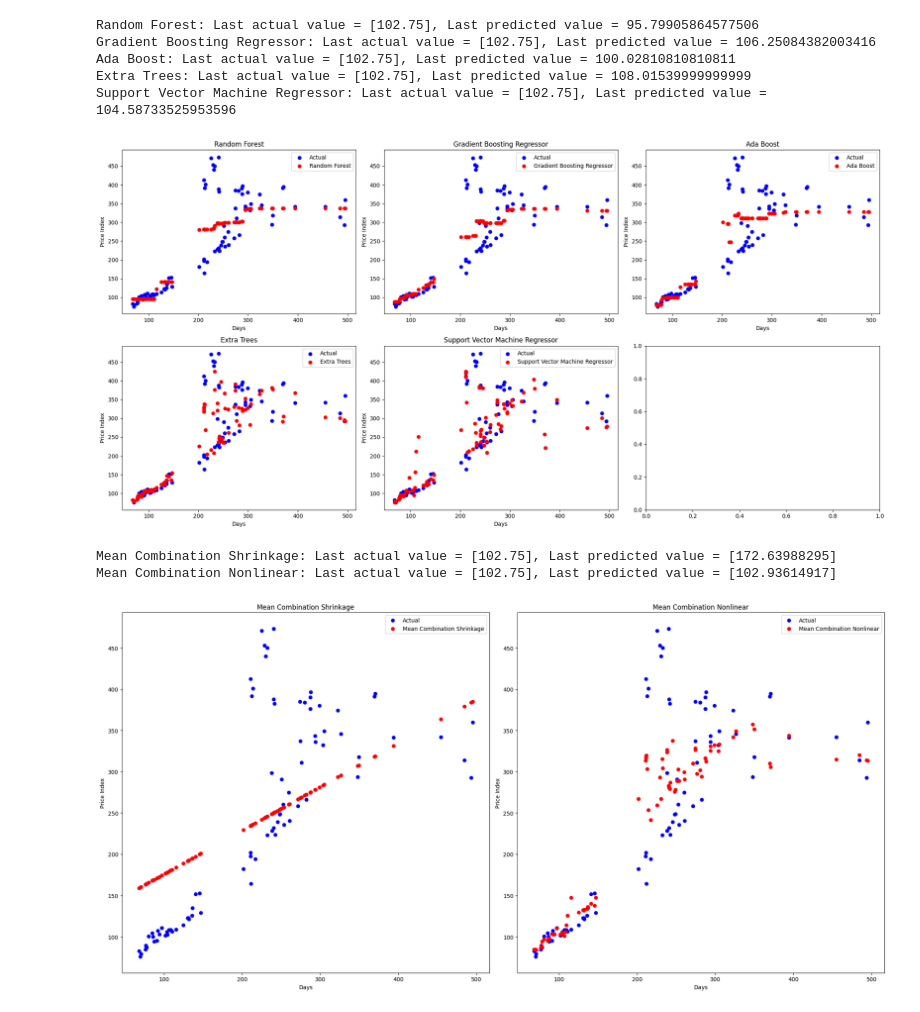
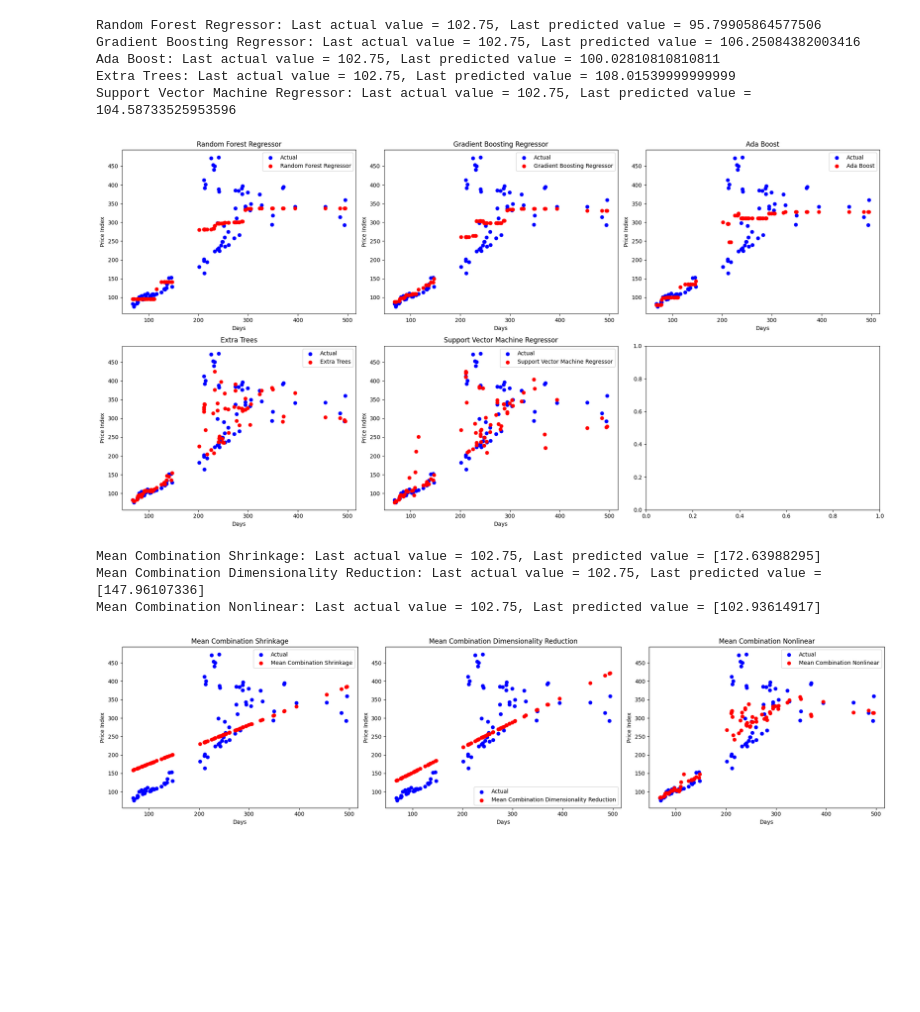
Before and after one commit to Ankru98/masterthesis, a Jupyter notebook: ML_price_data_filtered.ipynb, the cells around one changed output. Saved outputs shown, nothing was run; the diff lists cells and outputs as text; code cells hidden in the pictures; blank space fills up the shorter version.

```diff
--- a/ML_price_data_filtered.ipynb
+++ b/ML_price_data_filtered.ipynb
@@ -30,5 +65,16 @@ data.tail()
 # %%
 # define the input and output variables and write a loop such that we can use the benchmark as target and the other variables as input
+# include a loop to print the column names to proof that all columns are used
+# Remark: this approach failes here, since the data is used for X and then overwritten by the next iteration...
+#X = data.iloc[:, 1]
+#y = data.iloc[:, 0].to_frame()
+
+#X = data.iloc[:, 1].values
+#y = data.iloc[:, 0].values
+
+#X_train, X_test, y_train, y_test = train_test_split(X, y, test_size=0.2, random_state=42)
+
+
 X_all = data.iloc[:, 1:]
 y_all = data.iloc[:, 0].to_frame()
 
@@ -42,6 +88,7 @@ for x in range(0,13):
     for col in range(1):
         col_name = y_all.columns[col]
         y = y_all.values
+        y = y.ravel()
 
         # Print column name
         print(f'Using column "{col_name}" as target variable')
@@ -104,12 +157,10 @@ Lasso Lars CV: Last actual value = [102.75], Last predicted value = 172.63687121
 # %%
 dimentionality_reduction_models = {'PLS Regression': PLSRegression(n_components=1),
-                                    'PLS SVD': PLSSVD(n_components=1),
-                                    'PCA': PCA(n_components=1),
-                                    'Sparse PCA': SparsePCA(n_components=1),
-                                    'Fast ICA': FastICA(n_components=1)}
+                                    'PLSCanonical': PLSCanonical(n_components=1),
+                                    'CCA': CCA(n_components=1)}
 
 # Set up the figure and subplot axes
-fig, ax = plt.subplots(2, 3, figsize=(20, 10))
+fig, ax = plt.subplots(1, 3, figsize=(20, 5))
 ax = ax.flatten()
 
 # Loop through the models and create a subplot for each
@@ -137,18 +189,16 @@ AttributeError: 'PLSSVD' object has no attribute 'predict'
 # %%
-nonlinear_ML_models = {'Random Forest': RandomForestRegressor(n_estimators=100, max_depth=2, random_state=0),
+nonlinear_ML_models_regressor = {'Random Forest Regressor': RandomForestRegressor(n_estimators=100, max_depth=2, random_state=0),
                         'Gradient Boosting Regressor': GradientBoostingRegressor(n_estimators=100, learning_rate=0.1, max_depth=1, random_state=0),
-                        #'Gradient Boosting Classifier': GradientBoostingClassifier(n_estimators=100, learning_rate=0.1, max_depth=1, random_state=0),
                         'Ada Boost': AdaBoostRegressor(n_estimators=100, random_state=0),
                         'Extra Trees': ExtraTreesRegressor(n_estimators=100, max_depth=None, min_samples_split=2, random_state=0),
                         'Support Vector Machine Regressor': SVR(kernel='rbf', C=1e3, gamma=0.1)}
-                       # ,'Support Vector Machine Classifier': SVC(kernel='rbf', C=1e3, gamma=0.1)
 
 # Set up the figure and subplot axes
 fig, ax = plt.subplots(2, 3, figsize=(20, 10))
 ax = ax.flatten()
 
 # Loop through the models and create a subplot for each
-for i, (name, model) in enumerate(nonlinear_ML_models.items()):
+for i, (name, model) in enumerate(nonlinear_ML_models_regressor.items()):
     # Fit the model
     y_pred = model.fit(X_train, y_train).predict(X_test)
 
@@ -166,57 +216,68 @@ for i, (name, model) in enumerate(nonlinear_ML_models.items()):
 plt.tight_layout()
 plt.show()
 # %% [output]
-Random Forest: Last actual value = [102.75], Last predicted value = 95.79905864577506
-Gradient Boosting Regressor: Last actual value = [102.75], Last predicted value = 106.25084382003416
-Ada Boost: Last actual value = [102.75], Last predicted value = 100.02810810810811
-Extra Trees: Last actual value = [102.75], Last predicted value = 108.01539999999999
-Support Vector Machine Regressor: Last actual value = [102.75], Last predicted value = 104.58733525953596
+Random Forest Regressor: Last actual value = 102.75, Last predicted value = 95.79905864577506
+Gradient Boosting Regressor: Last actual value = 102.75, Last predicted value = 106.25084382003416
+Ada Boost: Last actual value = 102.75, Last predicted value = 100.02810810810811
+Extra Trees: Last actual value = 102.75, Last predicted value = 108.01539999999999
+Support Vector Machine Regressor: Last actual value = 102.75, Last predicted value = 104.58733525953596
-[figure, old version]
+[figure, new version]
 # %%
 # combination_ML_models
 """
 equally-weighted average of ML forecasts, also known as mean combination, is a simple ensemble method that combines the predictions of
 multiple machine learning models by taking the average of their individual predictions
 """
-# create list of models
+
 y_pred_linear = LinearRegression().fit(X_train, y_train).predict(X_test).reshape(-1, 1)
 y_pred_ridge = Ridge(alpha=1).fit(X_train, y_train).predict(X_test).reshape(-1, 1)
 y_pred_lasso = Lasso(alpha=1).fit(X_train, y_train).predict(X_test).reshape(-1, 1)
 y_pred_elastic_net = ElasticNet(alpha=1, l1_ratio=0.5).fit(X_train, y_train).predict(X_test).reshape(-1, 1)
 y_pred_lasso_lars_cv = LassoLarsCV(cv=3).fit(X_train, y_train).predict(X_test).reshape(-1, 1)
 
+# create list of models for dimensionality reduction
+y_pred_pls_regression = PLSRegression(n_components=1).fit(X_train, y_train).predict(X_test).reshape(-1, 1)
+y_pred_pls_canonical = PLSCanonical(n_components=1).fit(X_train, y_train).predict(X_test).reshape(-1, 1)
+y_pred_cca = CCA(n_components=1).fit(X_train, y_train).predict(X_test).reshape(-1, 1)
+
+# create list of models for nonlinear
 y_pred_random_forest = RandomForestRegressor(n_estimators=100, max_depth=2, random_state=0).fit(X_train, y_train).predict(X_test).reshape(-1, 1)
 y_pred_gradient_boosting_regressor = GradientBoostingRegressor(n_estimators=100, learning_rate=0.1, max_depth=1, random_state=0).fit(X_train, y_train).predict(X_test).reshape(-1, 1)
 y_pred_ada_boost = AdaBoostRegressor(n_estimators=100, random_state=0).fit(X_train, y_train).predict(X_test).reshape(-1, 1)
 y_pred_extra_trees = ExtraTreesRegressor(n_estimators=100, max_depth=None, min_samples_split=2, random_state=0).fit(X_train, y_train).predict(X_test).reshape(-1, 1)
 y_pred_support_vector_machine_regressor = SVR(kernel='rbf', C=1e3, gamma=0.1).fit(X_train, y_train).predict(X_test).reshape(-1, 1)
 
-mean_prediction_shrinkage = np.mean([y_pred_linear, y_pred_ridge, y_pred_lasso, y_pred_elastic_net, y_pred_lasso_lars_cv], axis=0)
+
+# create mean predictions
+#mean_prediction_shrinkage = np.mean([y_pred_linear, y_pred_ridge, y_pred_lasso, y_pred_elastic_net, y_pred_lasso_lars_cv], axis=0)
+mean_prediction_dimensionality_reduction = np.mean([y_pred_pls_regression, y_pred_pls_canonical, y_pred_cca], axis=0)
 mean_prediction_nonlinear = np.mean([y_pred_random_forest, y_pred_gradient_boosting_regressor, y_pred_ada_boost, y_pred_extra_trees, y_pred_support_vector_machine_regressor], axis=0)
 # %%
 combination_models = {'Mean Combination Shrinkage': mean_prediction_shrinkage,
+                      'Mean Combination Dimensionality Reduction': mean_prediction_dimensionality_reduction,
                       'Mean Combination Nonlinear': mean_prediction_nonlinear}
 
 # Set up the figure and subplot axes
-fig, ax = plt.subplots(1, 2, figsize=(20, 10))
+fig, ax = plt.subplots(1, 3, figsize=(20, 5))
 ax = ax.flatten()
 
 # Loop through the models and create a subplot for each
 for i, (name, model) in enumerate(combination_models.items()):
     # numerical comparison
     print(f'{name}: Last actual value = {y_test[-1]}, Last predicted value = {model[-1]}')
 
     # Plot the actual and predicted values
     ax[i].scatter(X_test, y_test, color='blue', label='Actual')
     ax[i].scatter(X_test, model, color='red', label=name)
     ax[i].set_xlabel('Days')
     ax[i].set_ylabel('Price Index')
     ax[i].set_title(name)
     ax[i].legend()
 
 plt.tight_layout()
 plt.show()
 # %% [output]
-Mean Combination Shrinkage: Last actual value = [102.75], Last predicted value = [172.63988295]
-Mean Combination Nonlinear: Last actual value = [102.75], Last predicted value = [102.93614917]
+Mean Combination Shrinkage: Last actual value = 102.75, Last predicted value = [172.63988295]
+Mean Combination Dimensionality Reduction: Last actual value = 102.75, Last predicted value = [147.96107336]
+Mean Combination Nonlinear: Last actual value = 102.75, Last predicted value = [102.93614917]
-[figure, old version]
+[figure, new version]
```
Also changed, not shown: parts of 19 cells of this notebook.
